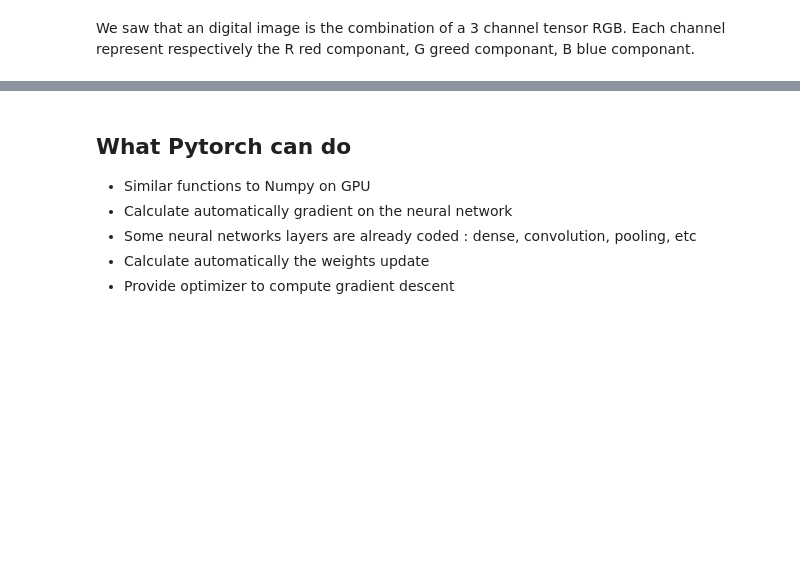
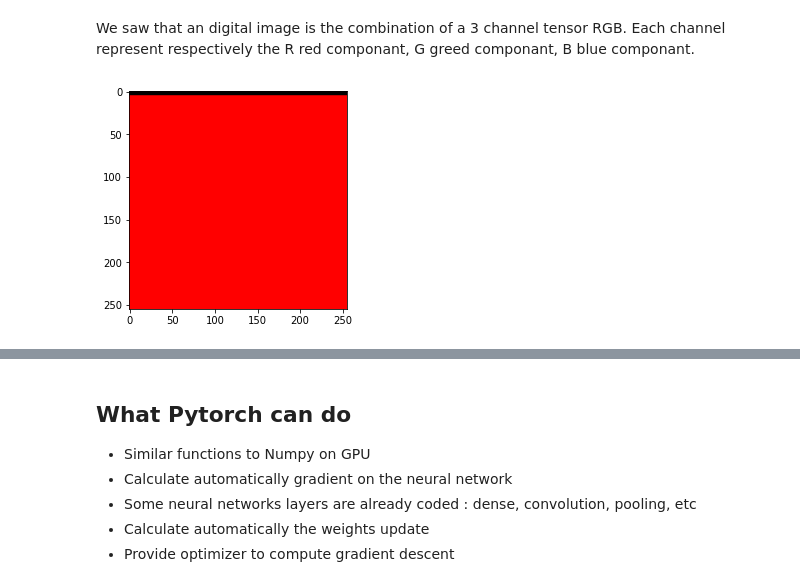
Before and after one commit to DL-ECE/tp2-deeplearningonimages-tikystitch, a Jupyter notebook: convolution.ipynb, the cells around one changed output, grey strips where cells are left out. Cells and saved outputs as stored; diff of their text form; code cells hidden in the pictures; blank space fills up the shorter version.

```diff
--- a/convolution.ipynb
+++ b/convolution.ipynb
@@ -135,6 +141,7 @@ Each channel represent respectively the R red componant, G greed componant, B bl
 # Uncomment the 3 line below and complete with your answer
 
 
-# red_like = build_image_like_tensor(...)
-# green_like = build_image_like_tensor(...)
-# blue_like = build_image_like_tensor(...)
+red_like = build_image_like_tensor(255,255,3,(255,0,0))
+red_like[:5,:,0] = (0)
+#green_like = build_image_like_tensor(255,255,3,(0,255,0))
+#blue_like = build_image_like_tensor(255,255,3,(0,0,255))
@@ -146,0 +148,4 @@ Each channel represent respectively the R red componant, G greed componant, B bl
+# %%
+plot_one_tensor(red_like)
+# %% [output]
+[figure, added]
```
Also changed, not shown: parts of 17 cells of this notebook.
